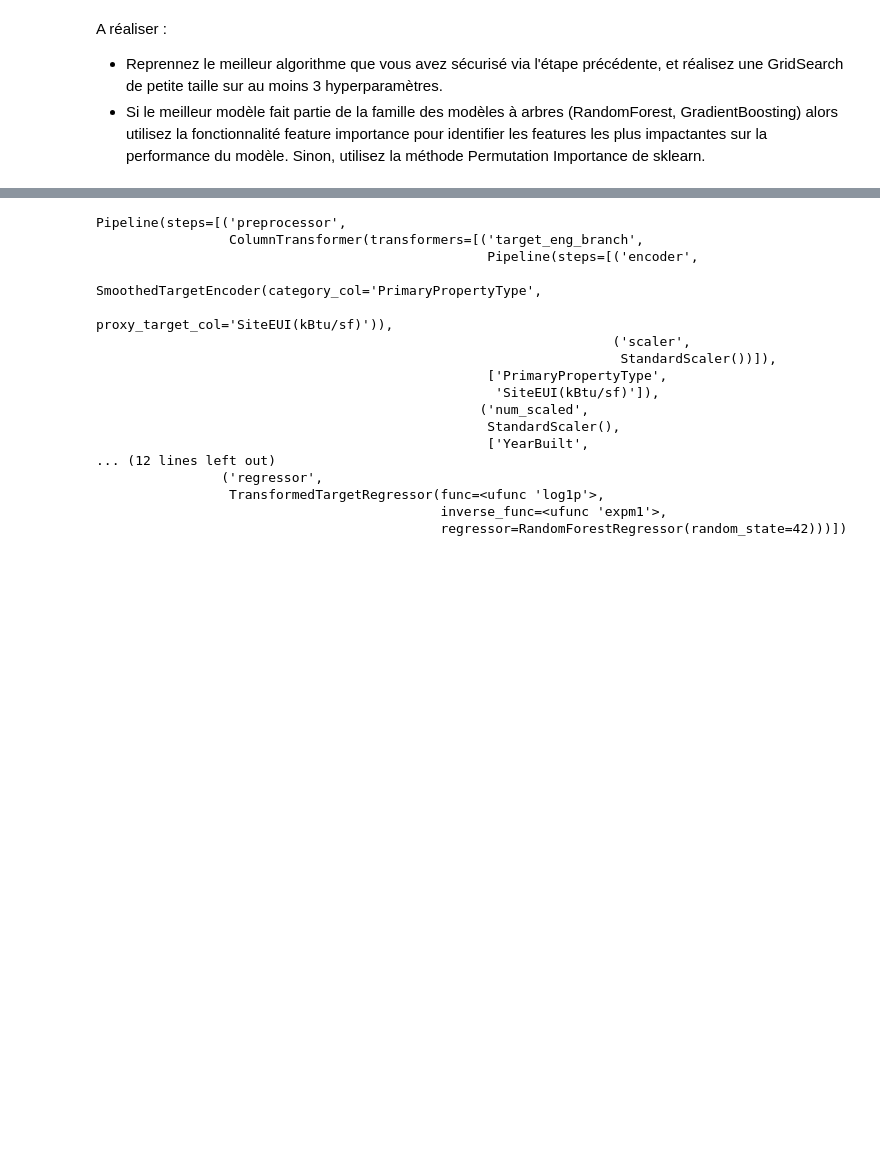
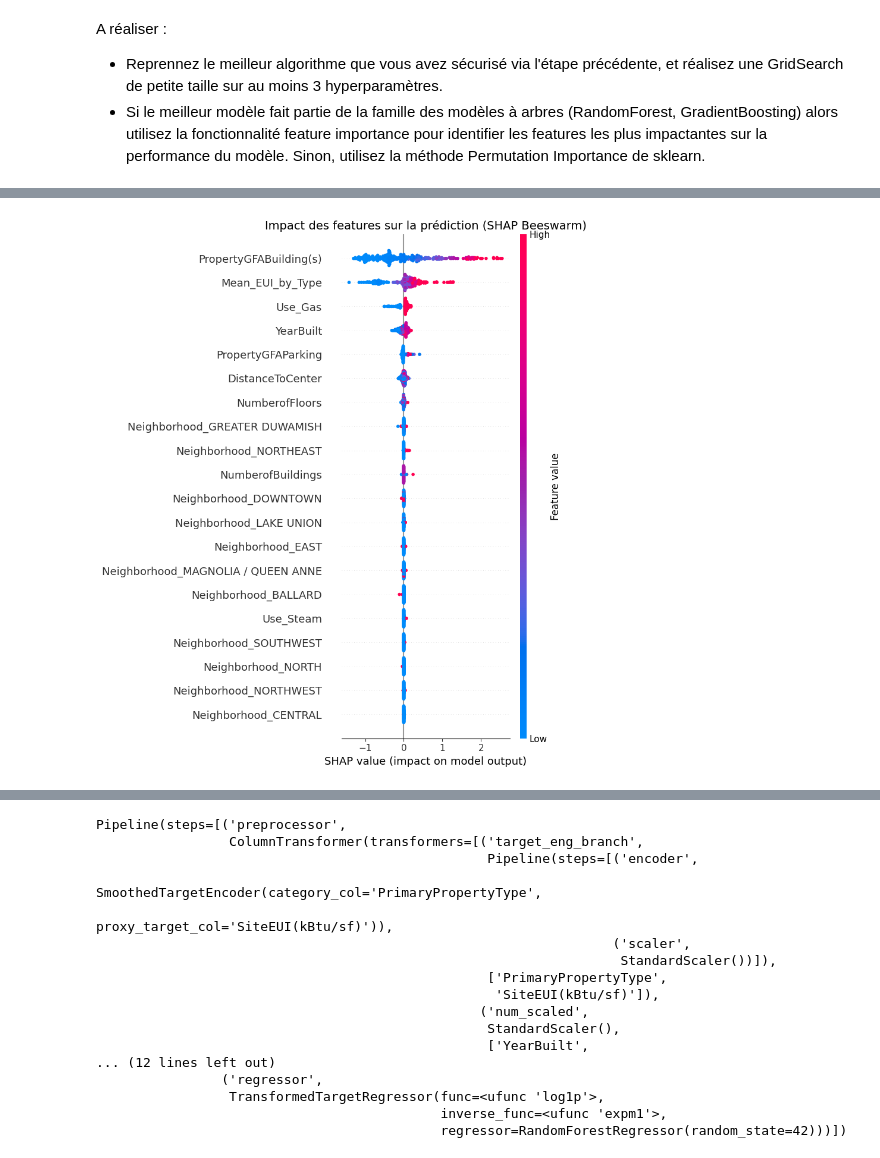
Before and after one commit to Apinsun/Projet3, a Jupyter notebook: P3_template_modelistation_supervisee_data_scientist.ipynb, the cells around one changed output, grey strips where cells are left out. Drawn from its saved outputs; the diff is of its cells as text; code cells hidden in the pictures; blank space fills up the shorter version.

Commit message:
ajout du modèle lightgbm + preprocessor adapté selon les modèles / meilleurs métriques pour la cross validation et enfin explication locale de shapley values

```diff
--- a/P3_template_modelistation_supervisee_data_scientist.ipynb
+++ b/P3_template_modelistation_supervisee_data_scientist.ipynb
@@ -649,16 +652,5 @@ DELRIDGE                  42
 SOUTHWEST                 35
 SOUTHEAST                 32
 Name: count, dtype: int64
-# %%
-# Colonnes numériques à log-transformer
-
-numeric_features_to_log = [
-    'PropertyGFAParking',
-    'PropertyGFABuilding(s)'
-]
-
-for col in numeric_features_to_log:
-    # On crée une nouvelle colonne ou on écrase l'ancienne (ici on écrase)
-    df_clean[col] = np.log1p(df_clean[col])
 # %%
 # # Génération d'un rapport de profilage
@@ -1243,0 +1274,74 @@ plt.show()
+# %%
+import shap
+
+# ---------------------------------------------------------
+# 1. PRÉPARATION DES DONNÉES (CRUCIAL)
+# ---------------------------------------------------------
+# SHAP a besoin des données numériques transformées, pas du texte brut.
+# Remplacez 'X_test' par votre jeu de données (X_train ou X_test)
+X_input = X_test
+
+# On transforme les données avec votre préprocesseur déjà entraîné
+X_transformed = preprocessor_fitted.transform(X_input)
+
+# Si le résultat est une matrice sparse (ce qui arrive souvent avec OneHotEncoder),
+# on la convertit en dense pour SHAP (sinon risque d'erreur)
+if hasattr(X_transformed, "toarray"):
+    X_transformed = X_transformed.toarray()
+
+# On remet cela dans un DataFrame pour avoir les noms de colonnes (très important pour les graphs)
+df_transformed = pd.DataFrame(X_transformed, columns=final_feature_names)
+
+# OPTIONNEL : Si le calcul est trop lent (Random Forest + beaucoup de données = lent),
+# prenez un échantillon. Décommentez la ligne ci-dessous pour tester sur 100 lignes :
+# df_transformed = df_transformed.sample(100, random_state=42)
+
+# ---------------------------------------------------------
+# 2. CALCUL DES SHAP VALUES
+# ---------------------------------------------------------
+# On initialise l'explainer avec le modèle interne (rf_model_final)
+explainer = shap.TreeExplainer(rf_model_final)
+
+print("Calcul des valeurs SHAP en cours... (cela peut prendre un peu de temps)")
+shap_values = explainer.shap_values(df_transformed)
+
+# ---------------------------------------------------------
+# 3. VISUALISATIONS
+# ---------------------------------------------------------
+
+# A. Summary Plot (Beeswarm)
+# C'est le graph le plus riche : il montre l'importance ET le sens de l'impact
+plt.figure()
+plt.title("Impact des features sur la prédiction (SHAP Beeswarm)", fontsize=14)
+shap.summary_plot(shap_values, df_transformed, show=False)
+plt.tight_layout()
+plt.show()
+
+# B. Bar Plot (Importance globale)
+# Similaire à ce que vous aviez, mais calculé via la théorie des jeux (plus robuste)
+plt.figure()
+plt.title("Importance Globale des Features (SHAP Bar)", fontsize=14)
+shap.summary_plot(shap_values, df_transformed, plot_type="bar", show=False)
+plt.tight_layout()
+plt.show()
+
+# ---------------------------------------------------------
+# 4. (BONUS) EXPLICATION LOCALE
+# ---------------------------------------------------------
+# Regardons pourquoi le modèle a donné cette prédiction pour le 1er individu
+print(f"\nExplication pour le premier individu du jeu de données :")
+
+# On utilise l'objet Explanation pour les nouveaux plots de type waterfall
+explanation = shap.Explanation(
+    values=shap_values,
+    base_values=explainer.expected_value,
+    data=df_transformed,
+    feature_names=final_feature_names
+)
+
+plt.figure()
+shap.plots.waterfall(explanation[0], show=False)
+plt.title("Pourquoi cette prédiction pour cet individu ?", fontsize=14)
+plt.tight_layout()
+plt.show()
+# %% [output]
@@ -1243,0 +1349 @@ plt.show()
+[figure, added]
```
Also changed, not shown: parts of 16 cells of this notebook, 4 other files.
